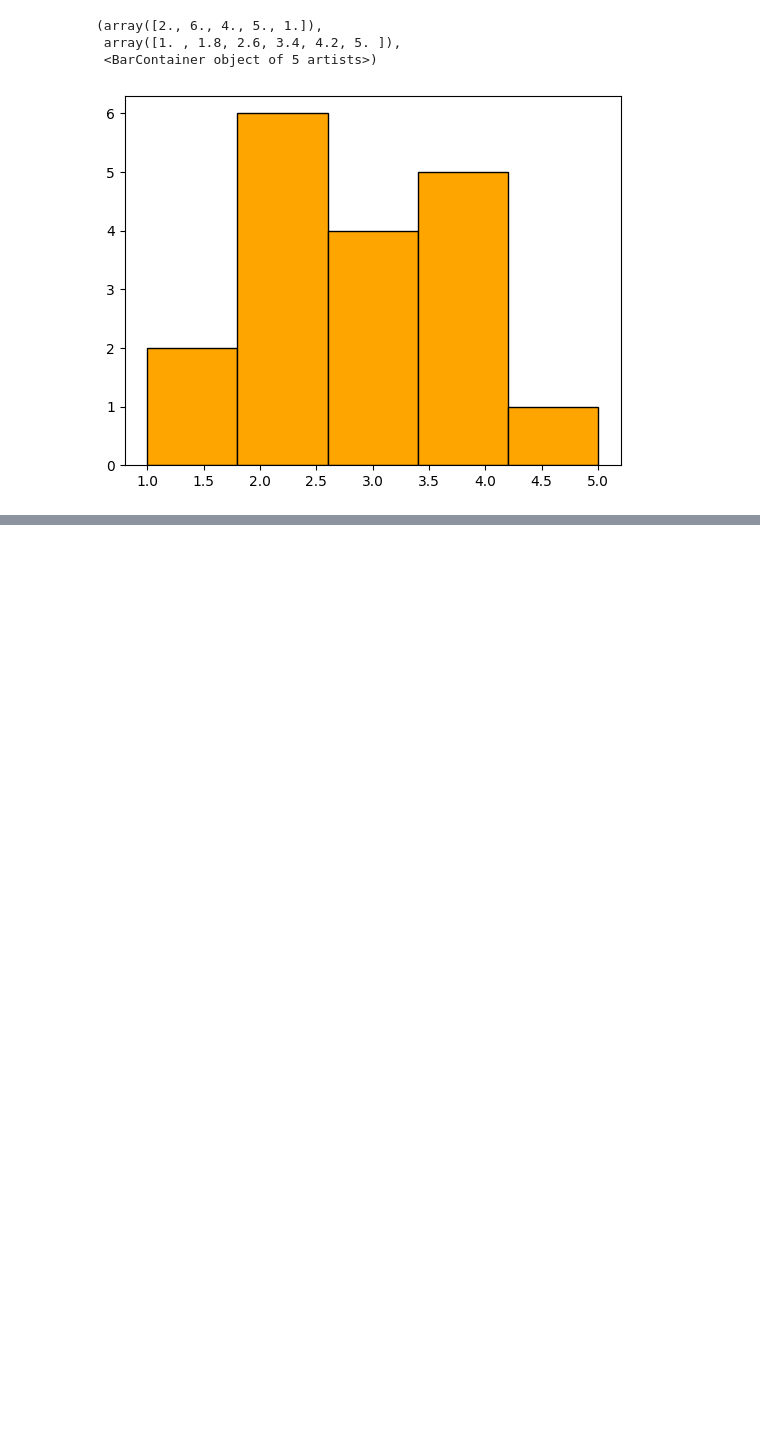
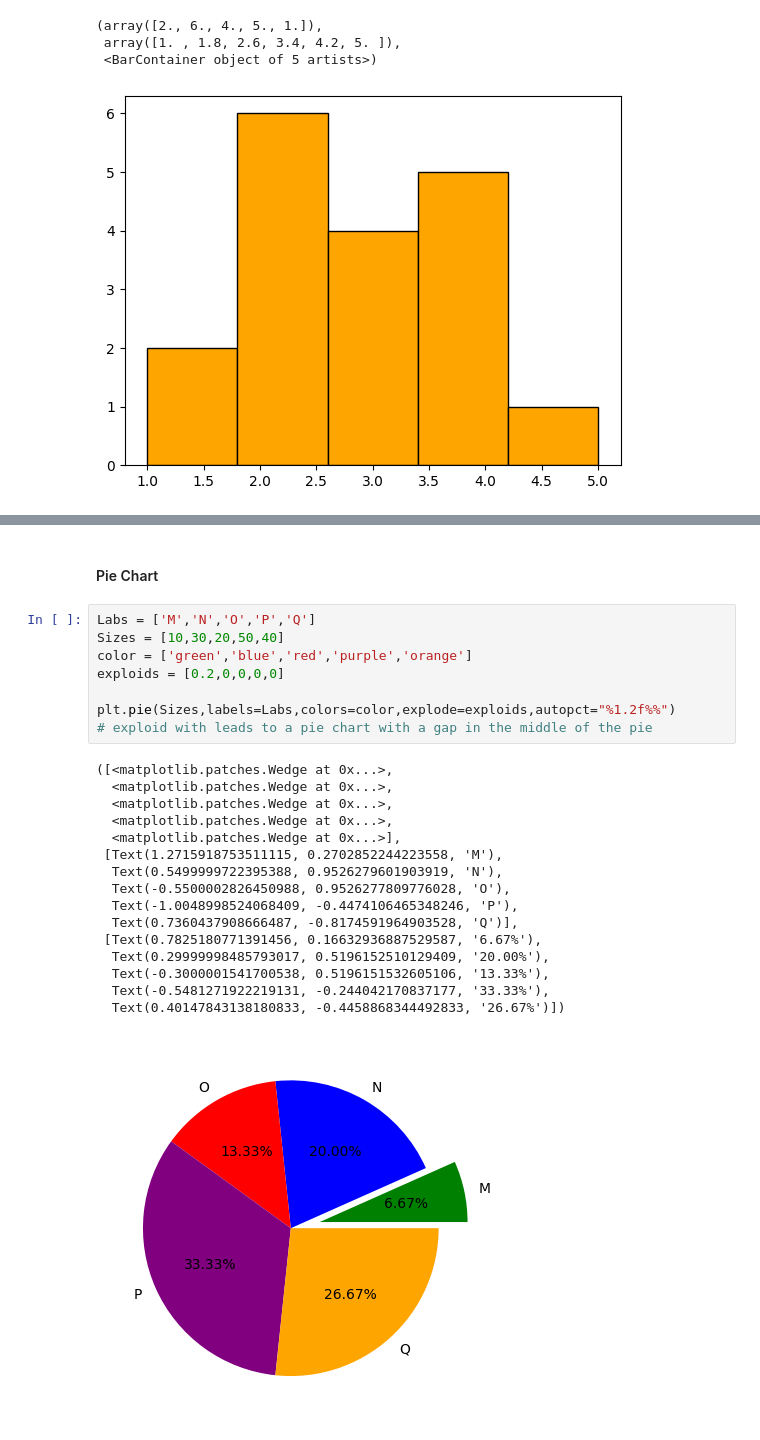
Before and after one commit to KaushalNaik02/Data-Analysis-With-Python-DS, a Jupyter notebook: 04-Data_visualization_Matplotlib.ipynb, the cells around one changed output, grey strips where cells are left out. Drawn from its saved outputs; the diff is of its cells as text; blank space fills up the shorter version.

```diff
--- a/04-Data_visualization_Matplotlib.ipynb
+++ b/04-Data_visualization_Matplotlib.ipynb
@@ -67,0 +77,26 @@ plt.hist(numbers,bins=5,color=("Orange"),edgecolor=("Black"))        # Here The
+# %% [markdown]
+#### Pie Chart
+# %%
+Labs = ['M','N','O','P','Q']
+Sizes = [10,30,20,50,40]
+color = ['green','blue','red','purple','orange']
+exploids = [0.2,0,0,0,0]
+
+plt.pie(Sizes,labels=Labs,colors=color,explode=exploids,autopct="%1.2f%%")       # exploid with leads to a pie chart with a gap in the middle of the pie
+# %% [output]
+([<matplotlib.patches.Wedge at 0x...>,
+  <matplotlib.patches.Wedge at 0x...>,
+  <matplotlib.patches.Wedge at 0x...>,
+  <matplotlib.patches.Wedge at 0x...>,
+  <matplotlib.patches.Wedge at 0x...>],
+ [Text(1.2715918753511115, 0.2702852244223558, 'M'),
+  Text(0.5499999722395388, 0.9526279601903919, 'N'),
+  Text(-0.5500002826450988, 0.9526277809776028, 'O'),
+  Text(-1.0048998524068409, -0.4474106465348246, 'P'),
+  Text(0.7360437908666487, -0.8174591964903528, 'Q')],
+ [Text(0.7825180771391456, 0.16632936887529587, '6.67%'),
+  Text(0.29999998485793017, 0.5196152510129409, '20.00%'),
+  Text(-0.3000001541700538, 0.5196151532605106, '13.33%'),
+  Text(-0.5481271922219131, -0.244042170837177, '33.33%'),
+  Text(0.40147843138180833, -0.4458868344492833, '26.67%')])
+[figure, added]
```
Also changed, not shown: parts of 2 cells of this notebook.
